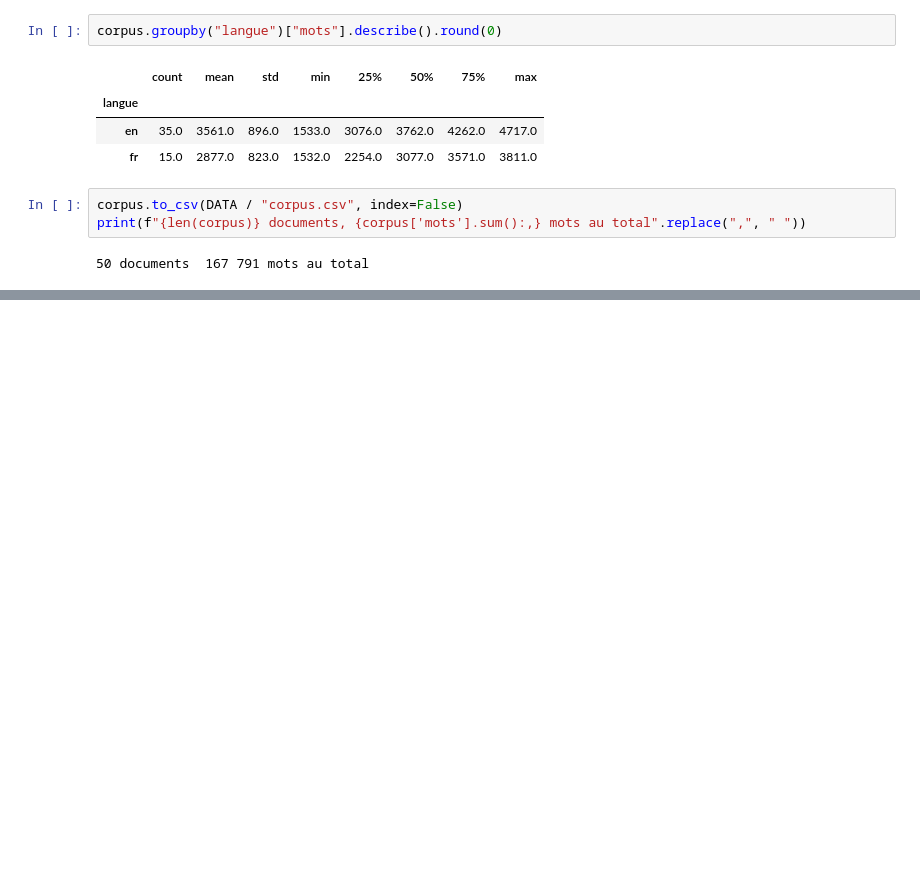
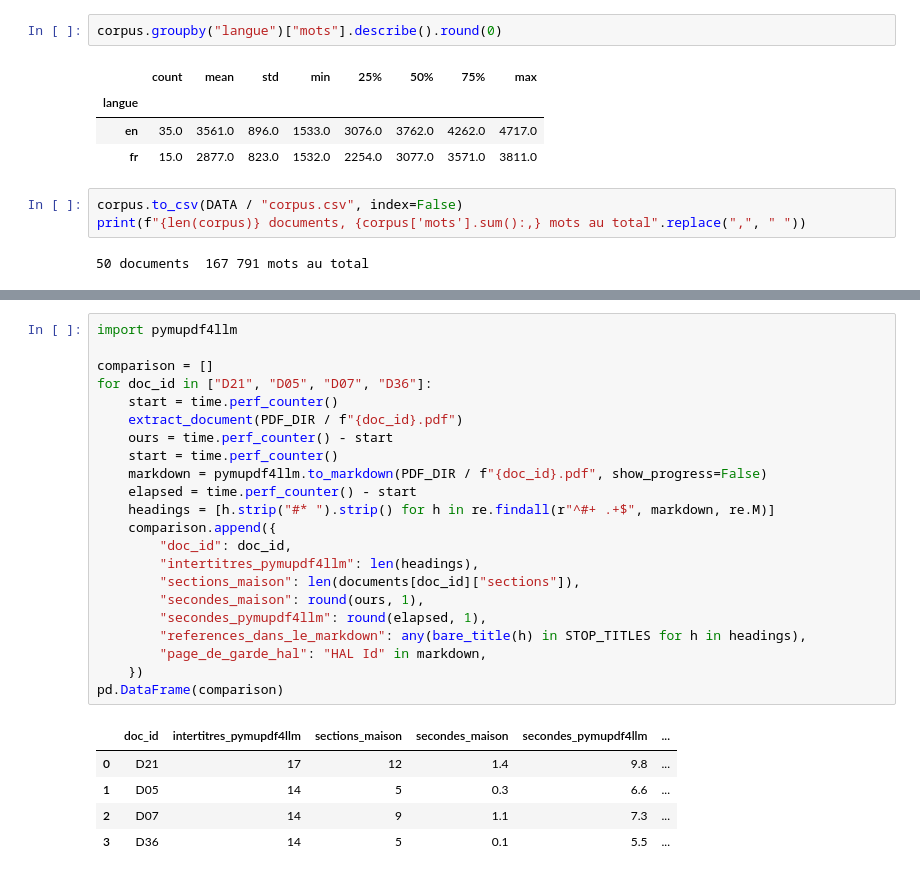
Before and after one commit to mentalist011101/tp1-recherche-semantique, a Jupyter notebook: notebooks/recherche_semantique.ipynb, the cells around one changed output, grey strips where cells are left out. Cells and saved outputs as stored; diff of their text form; blank space fills up the shorter version.

```diff
--- a/notebooks/recherche_semantique.ipynb
+++ b/notebooks/recherche_semantique.ipynb
@@ -248,0 +629,28 @@ print(f"{len(corpus)} documents, {corpus['mots'].sum():,} mots au total".replace
+# %%
+import pymupdf4llm
+
+comparison = []
+for doc_id in ["D21", "D05", "D07", "D36"]:
+    start = time.perf_counter()
+    extract_document(PDF_DIR / f"{doc_id}.pdf")
+    ours = time.perf_counter() - start
+    start = time.perf_counter()
+    markdown = pymupdf4llm.to_markdown(PDF_DIR / f"{doc_id}.pdf", show_progress=False)
+    elapsed = time.perf_counter() - start
+    headings = [h.strip("#* ").strip() for h in re.findall(r"^#+ .+$", markdown, re.M)]
+    comparison.append({
+        "doc_id": doc_id,
+        "intertitres_pymupdf4llm": len(headings),
+        "sections_maison": len(documents[doc_id]["sections"]),
+        "secondes_maison": round(ours, 1),
+        "secondes_pymupdf4llm": round(elapsed, 1),
+        "references_dans_le_markdown": any(bare_title(h) in STOP_TITLES for h in headings),
+        "page_de_garde_hal": "HAL Id" in markdown,
+    })
+pd.DataFrame(comparison)
+# %% [output]
+|  | doc_id | intertitres_pymupdf4llm | sections_maison | secondes_maison | secondes_pymupdf4llm | ... |
+| 0 | D21 | 17 | 12 | 1.4 | 9.8 | ... |
+| 1 | D05 | 14 | 5 | 0.3 | 6.6 | ... |
+| 2 | D07 | 14 | 9 | 1.1 | 7.3 | ... |
+| 3 | D36 | 14 | 5 | 0.1 | 5.5 | ... |
```
Also changed, not shown: parts of 20 cells of this notebook, 4 other files.
